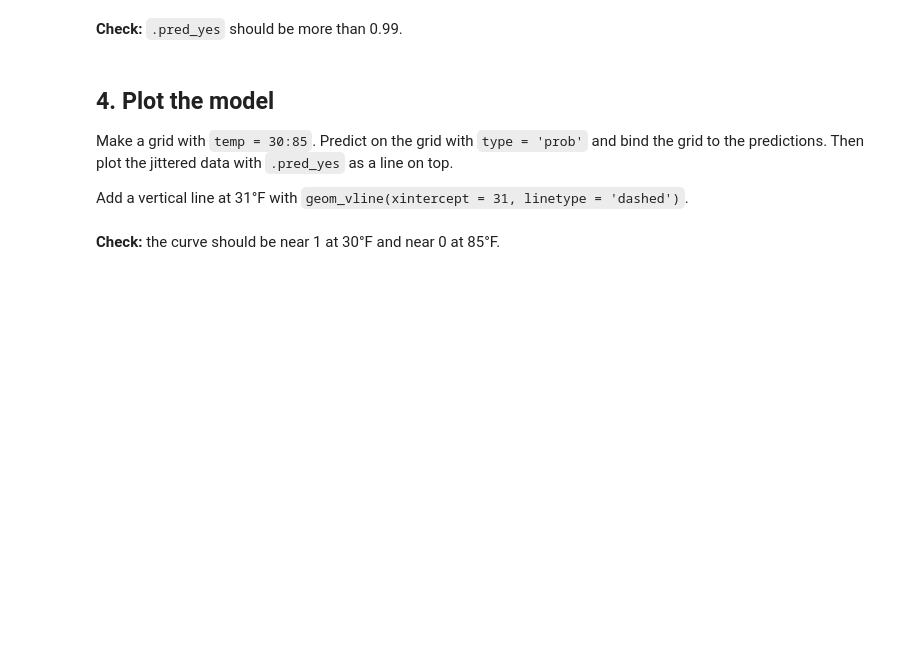
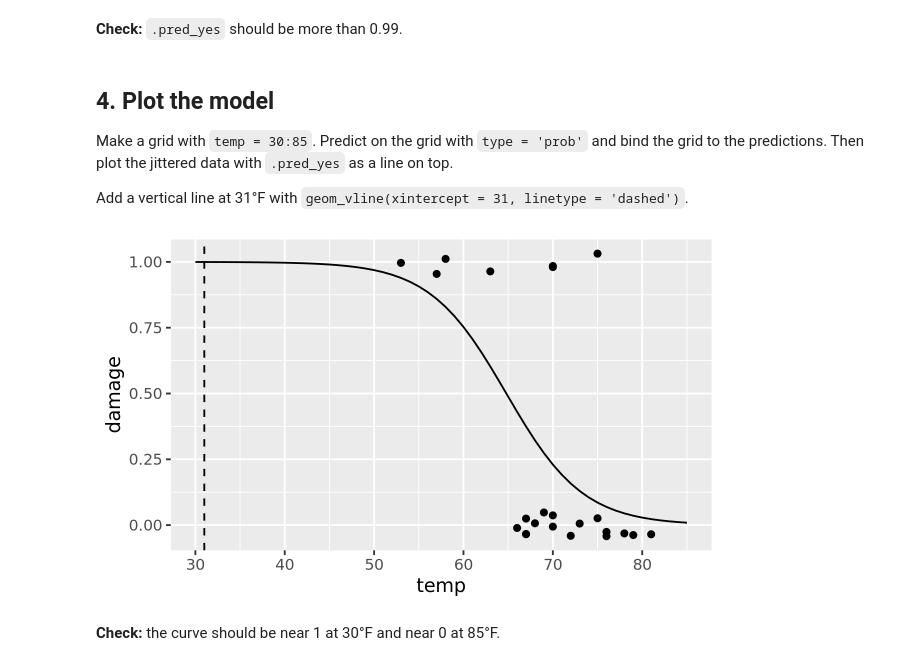
Before and after one commit to tsoysergey24/codespace, a Jupyter notebook: exercises/11-challenger-exercise.ipynb, the cells around one changed output. Saved outputs shown, nothing was run; the diff lists cells and outputs as text; code cells hidden in the pictures; blank space fills up the shorter version.

````diff
--- a/exercises/11-challenger-exercise.ipynb
+++ b/exercises/11-challenger-exercise.ipynb
@@ -72,3 +98,7 @@ Use tidymodels only. Do not change any other cells.
 ```
 # %% [markdown]
 **Your assistant puts its code in the cell below and runs it.** Read the code. Does it use `logistic_reg()`? Does it use `damage_f`, not `damage`?
+# %%
+fit_oring <- logistic_reg() |> fit(damage_f ~ temp, data = challenger)
+
+tidy(fit_oring)
@@ -97,5 +138,18 @@ fit_oring |> predict(new_data = launch, type = 'prob')
 Make a grid with `temp = 30:85`. Predict on the grid with `type = 'prob'` and bind the grid to the predictions. Then plot the jittered data with `.pred_yes` as a line on top.
 
 Add a vertical line at 31°F with `geom_vline(xintercept = 31, linetype = 'dashed')`.
+# %%
+grid <- tibble(temp = 30:85)
+
+preds <- fit_oring |>
+    predict(new_data = grid, type = 'prob') |>
+    bind_cols(grid)
+
+ggplot(challenger, aes(x = temp, y = damage)) +
+    geom_jitter(width = 0, height = 0.05) +
+    geom_line(data = preds, aes(y = .pred_yes)) +
+    geom_vline(xintercept = 31, linetype = 'dashed')
+# %% [output]
+[figure, added]
 # %% [markdown]
 **Check:** the curve should be near 1 at 30°F and near 0 at 85°F.
````
Also changed, not shown: parts of 5 cells of this notebook.
